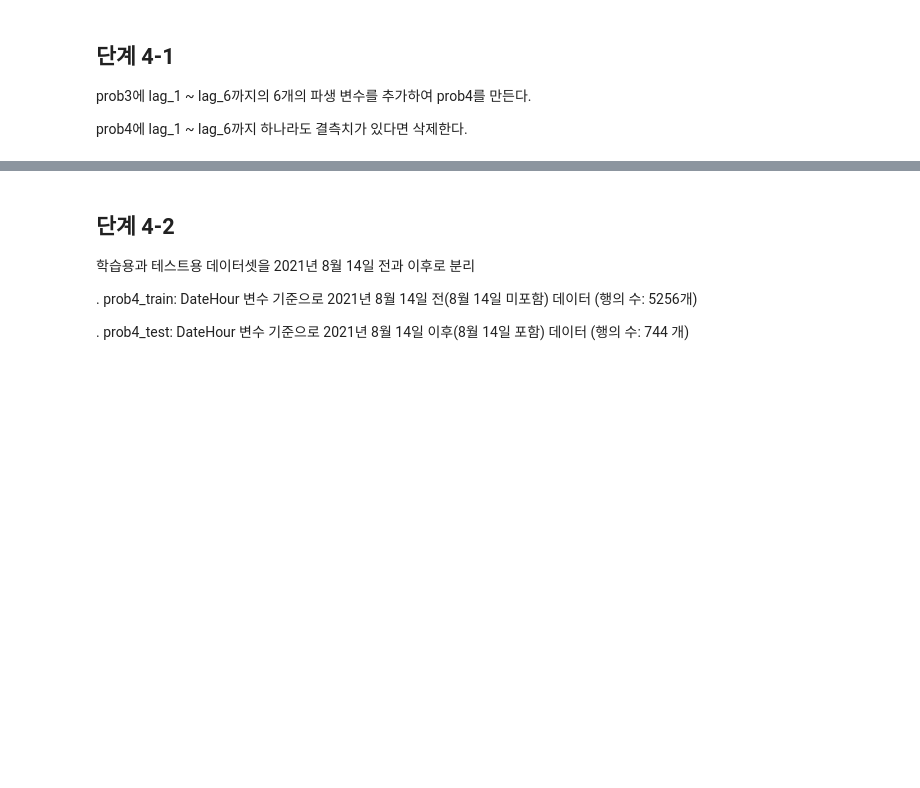
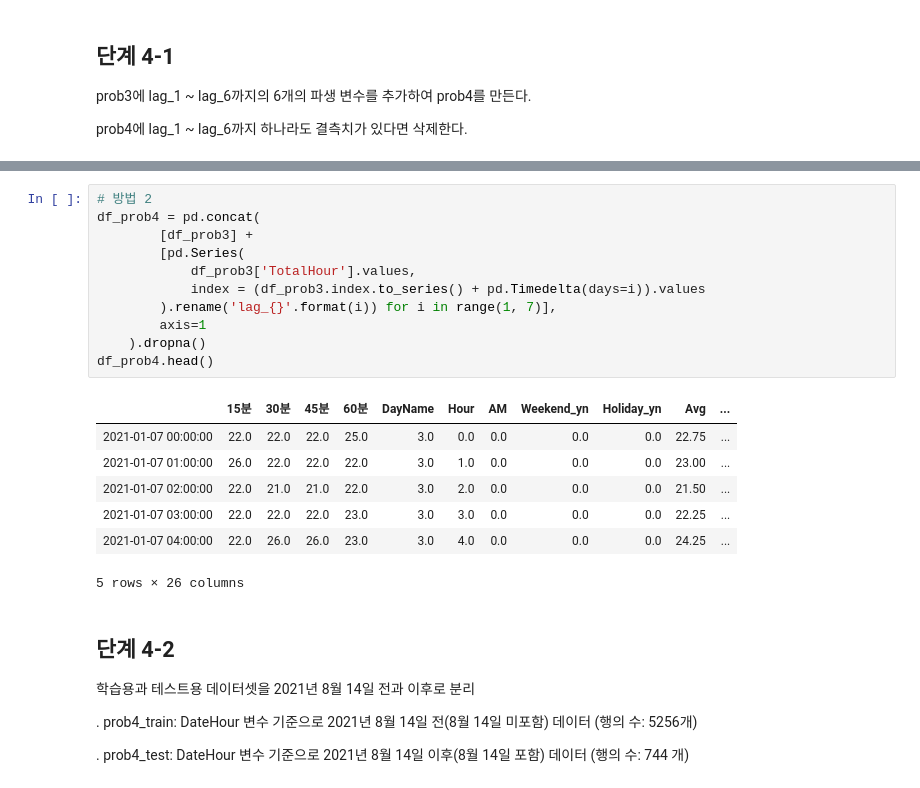
Before and after one commit to sunkusun9/DS_lv3_2312, a Jupyter notebook: sec_ds_lv3_prob3_prob.ipynb, the cells around one changed output, grey strips where cells are left out. Saved outputs shown, nothing was run; the diff lists cells and outputs as text; blank space fills up the shorter version.

```diff
--- a/sec_ds_lv3_prob3_prob.ipynb
+++ b/sec_ds_lv3_prob3_prob.ipynb
@@ -1024,3 +1041,22 @@ prob4에 lag_1 ~ lag_6까지 하나라도 결측치가 있다면 삭제한다.
+# %%
+# 방법 2
+df_prob4 = pd.concat(
+        [df_prob3] +
+        [pd.Series(
+            df_prob3['TotalHour'].values,
+            index = (df_prob3.index.to_series() + pd.Timedelta(days=i)).values
+        ).rename('lag_{}'.format(i)) for i in range(1, 7)],
+        axis=1
+    ).dropna()
+df_prob4.head()
+# %% [output]
+|  | 15분 | 30분 | 45분 | 60분 | DayName | Hour | AM | Weekend_yn | Holiday_yn | Avg | ... |
+| 2021-01-07 00:00:00 | 22.0 | 22.0 | 22.0 | 25.0 | 3.0 | 0.0 | 0.0 | 0.0 | 0.0 | 22.75 | ... |
+| 2021-01-07 01:00:00 | 26.0 | 22.0 | 22.0 | 22.0 | 3.0 | 1.0 | 0.0 | 0.0 | 0.0 | 23.00 | ... |
+| 2021-01-07 02:00:00 | 22.0 | 21.0 | 21.0 | 22.0 | 3.0 | 2.0 | 0.0 | 0.0 | 0.0 | 21.50 | ... |
+| 2021-01-07 03:00:00 | 22.0 | 22.0 | 22.0 | 23.0 | 3.0 | 3.0 | 0.0 | 0.0 | 0.0 | 22.25 | ... |
+| 2021-01-07 04:00:00 | 22.0 | 26.0 | 26.0 | 23.0 | 3.0 | 4.0 | 0.0 | 0.0 | 0.0 | 24.25 | ... |
+5 rows × 26 columns
 # %% [markdown]
 ## 단계 4-2
 
```
Also changed, not shown: parts of 75 cells of this notebook.
